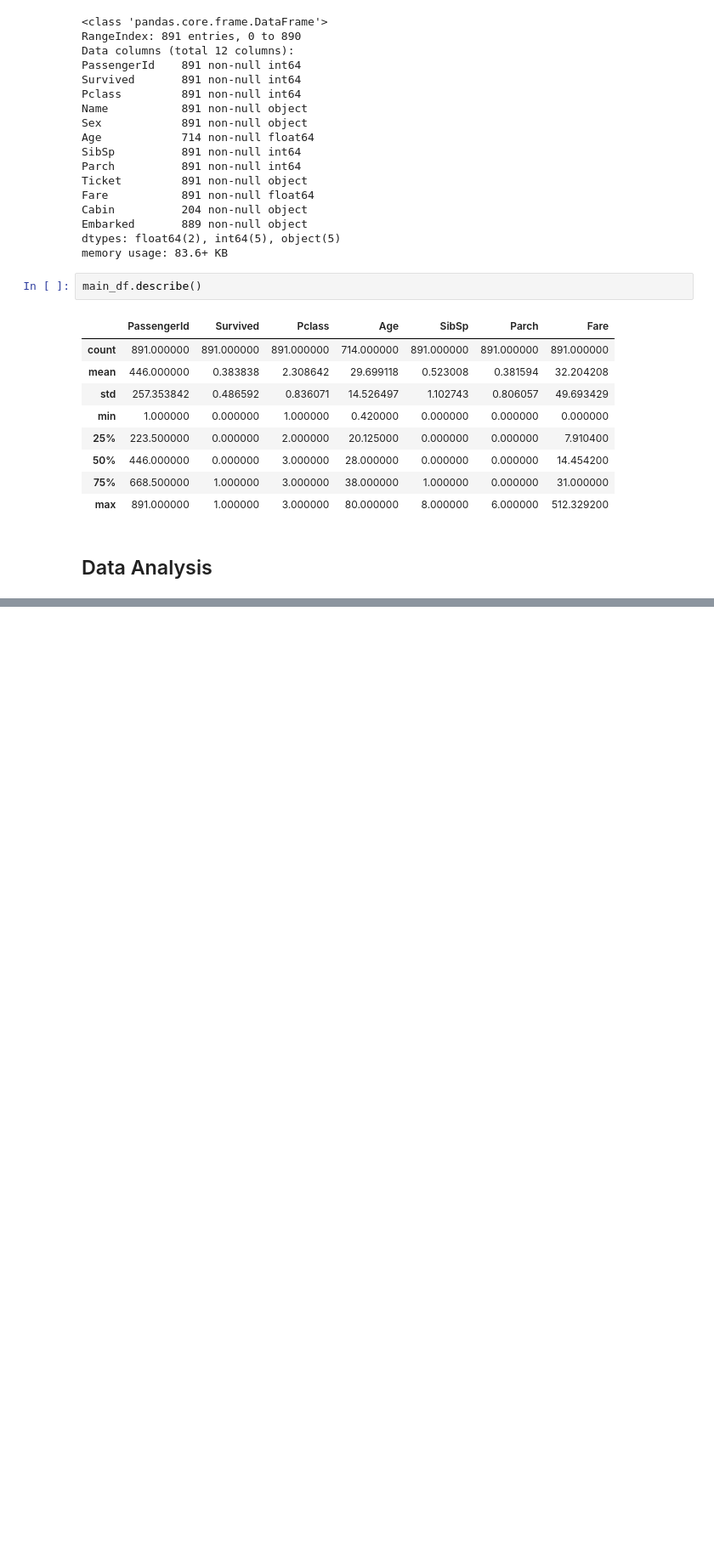
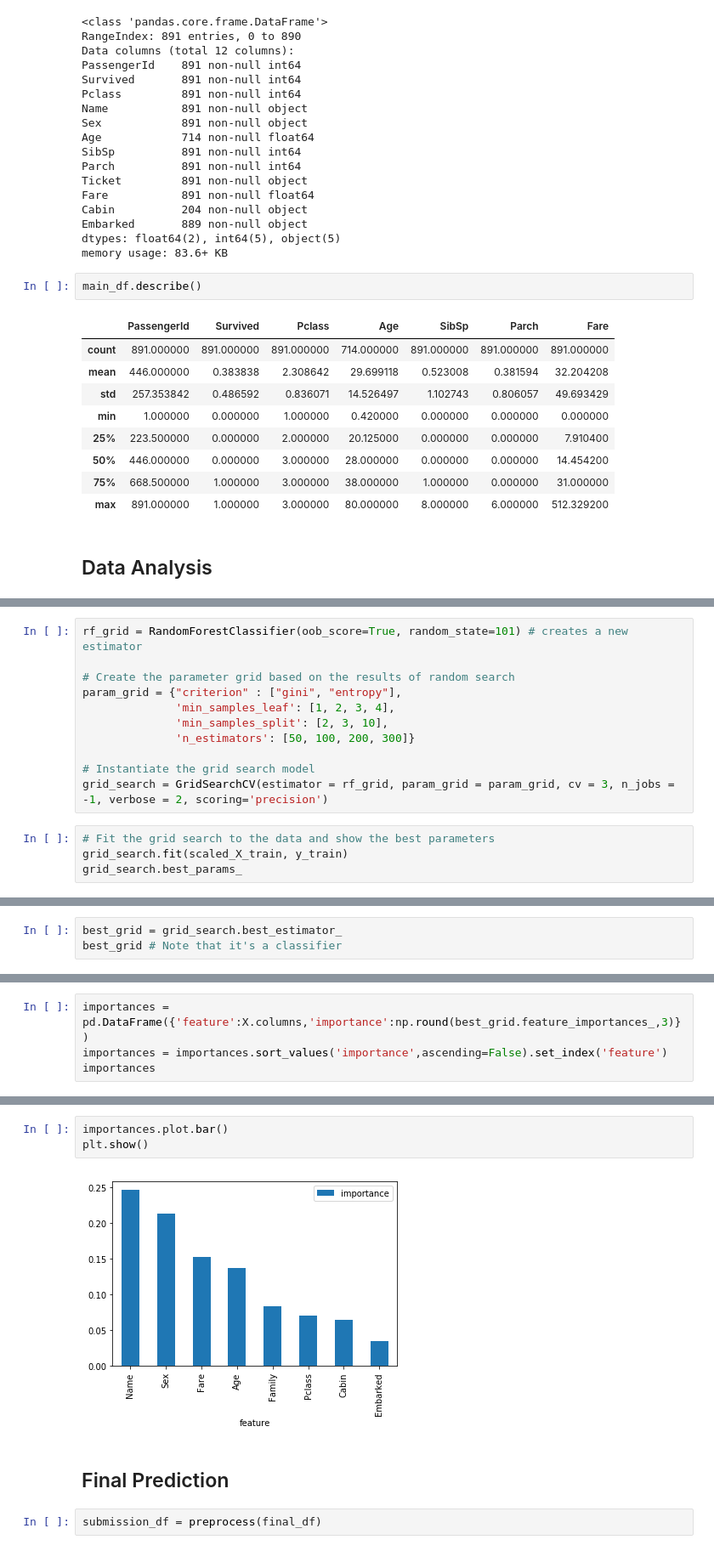
Before and after one commit to viniciusov/titanic-survivors, a Jupyter notebook: titanic_clean.ipynb, the cells around one changed output, grey strips where cells are left out. Shown at 85% size. Cells and saved outputs as stored; diff of their text form; blank space fills up the shorter version.

```diff
--- a/titanic_clean.ipynb
+++ b/titanic_clean.ipynb
@@ -89,0 +439,15 @@ plt.show()
+# %%
+rf_grid = RandomForestClassifier(oob_score=True, random_state=101) # creates a new estimator
+
+# Create the parameter grid based on the results of random search
+param_grid = {"criterion" : ["gini", "entropy"],
+              'min_samples_leaf': [1, 2, 3, 4],
+              'min_samples_split': [2, 3, 10],
+              'n_estimators': [50, 100, 200, 300]}
+
+# Instantiate the grid search model
+grid_search = GridSearchCV(estimator = rf_grid, param_grid = param_grid, cv = 3, n_jobs = -1, verbose = 2, scoring='precision')
+# %%
+# Fit the grid search to the data and show the best parameters
+grid_search.fit(scaled_X_train, y_train)
+grid_search.best_params_
@@ -89,0 +464,3 @@ plt.show()
+# %%
+best_grid = grid_search.best_estimator_
+best_grid # Note that it's a classifier
@@ -89,0 +489,4 @@ plt.show()
+# %%
+importances = pd.DataFrame({'feature':X.columns,'importance':np.round(best_grid.feature_importances_,3)})
+importances = importances.sort_values('importance',ascending=False).set_index('feature')
+importances
@@ -89,0 +504,9 @@ plt.show()
+# %%
+importances.plot.bar()
+plt.show()
+# %% [output]
+[figure, added]
+# %% [markdown]
+## Final Prediction
+# %%
+submission_df = preprocess(final_df)
```
Also changed, not shown: parts of 48 cells of this notebook, 1 other file.
